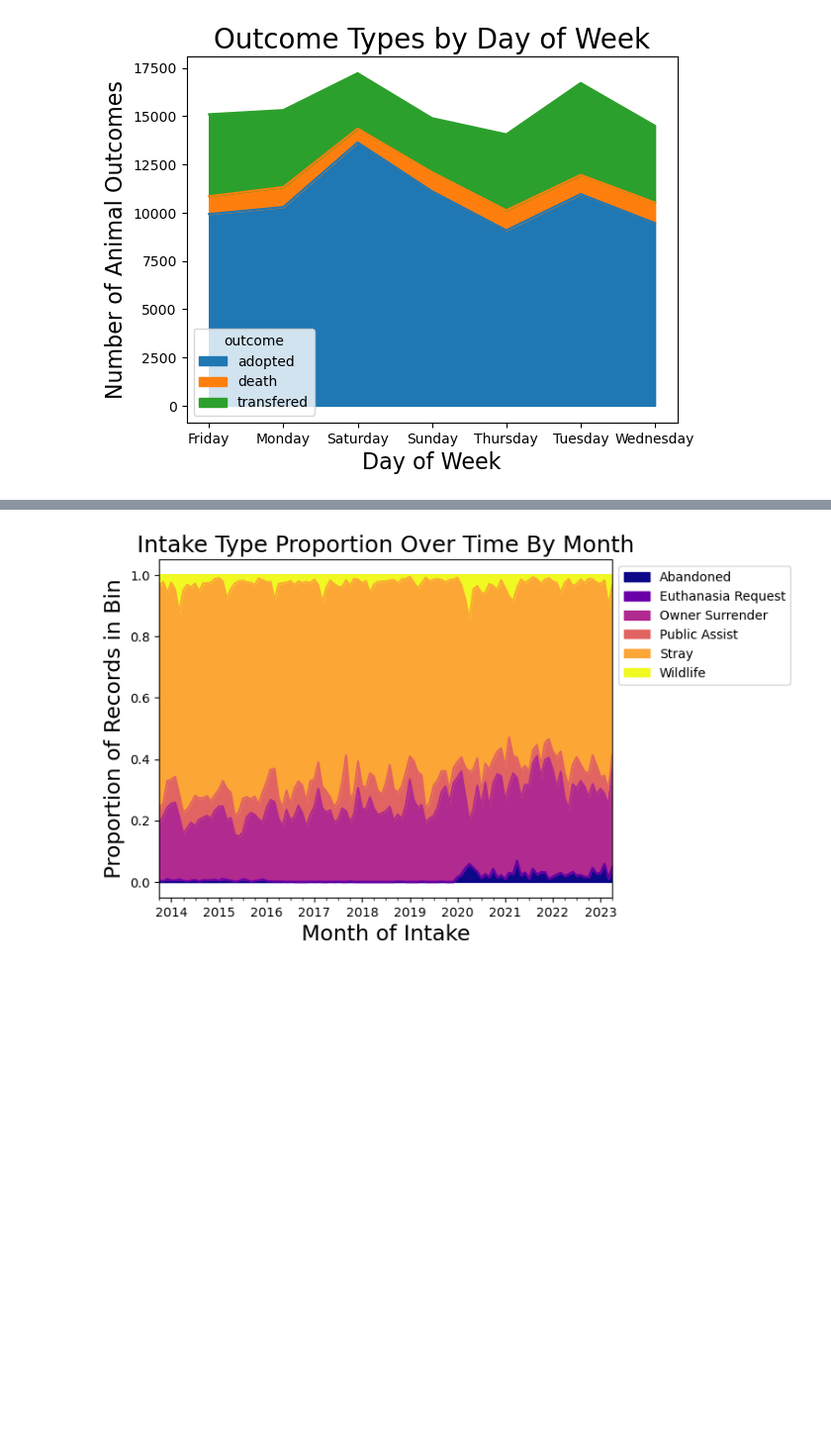
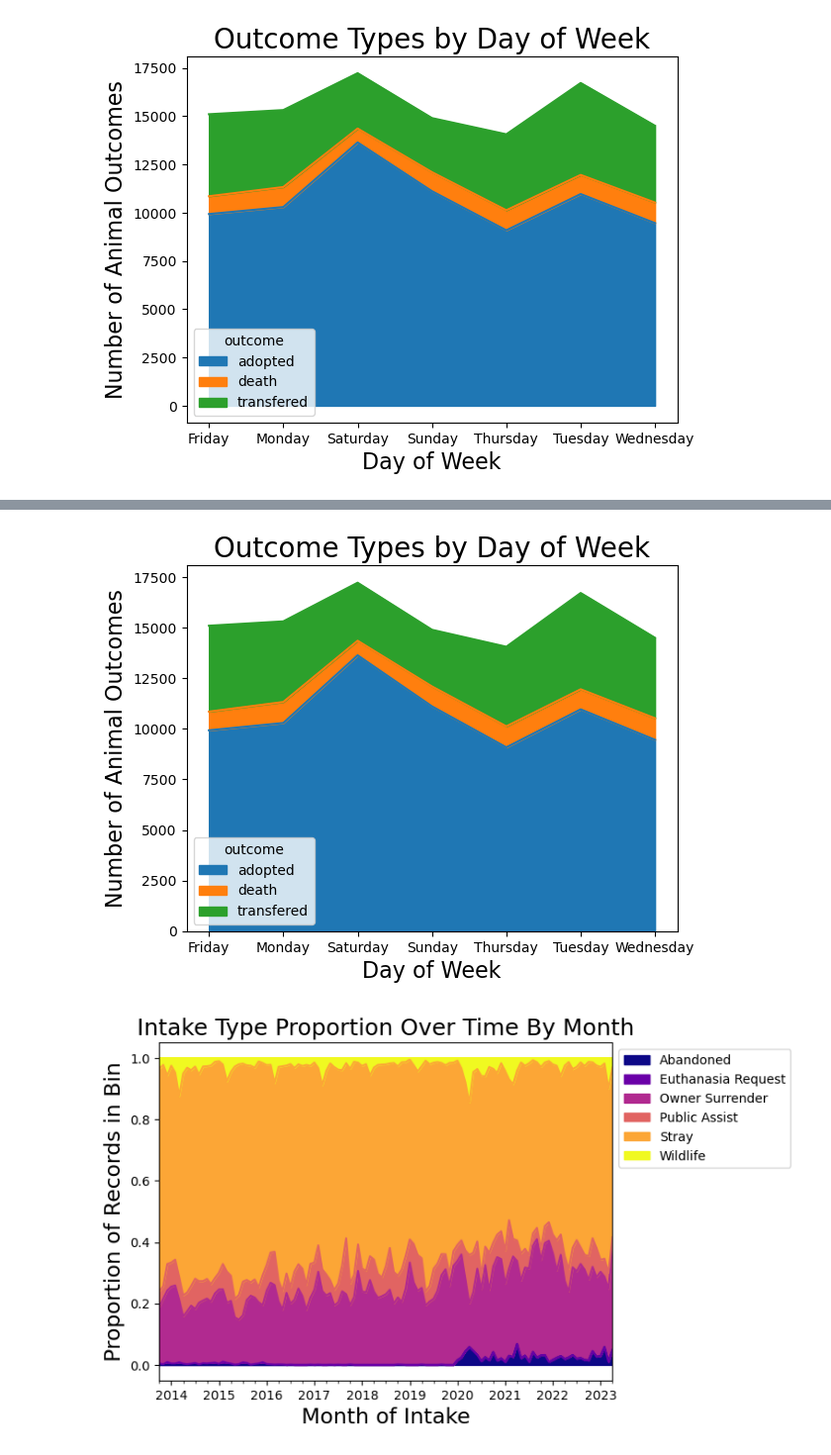
Before and after one commit to Adam-Harris87/animal-shelter-project, a Jupyter notebook: austin_animal_shelter_explore.ipynb, the cells around one changed output, grey strips where cells are left out. Shown at 99% size. Drawn from its saved outputs; the diff is of its cells as text; code cells hidden in the pictures; blank space fills up the shorter version.

```diff
--- a/austin_animal_shelter_explore.ipynb
+++ b/austin_animal_shelter_explore.ipynb
@@ -685,3 +906,17 @@ get_plot_outcomes_by_day(train)
+# %%
+train['outcome_day'] = train.datetime_out.dt.day_name()
+train['weekday_num'] = train.datetime_out.dt.day_of_week
+# create the area plot
+train.groupby('outcome_day').outcome.value_counts().unstack().plot.area()
+# add a title
+plt.title('Outcome Types by Day of Week', size=20)
+# add axis labels
+plt.xlabel('Day of Week', size=16)
+plt.ylabel('Number of Animal Outcomes', size=16)
+# display the plot
+plt.show()
+# %% [output]
+[figure, added]
 # %%
 train.groupby('outcome_day').outcome.value_counts().plot.bar()
 # %%
```
Also changed, not shown: parts of 20 cells of this notebook, 2 other files.
